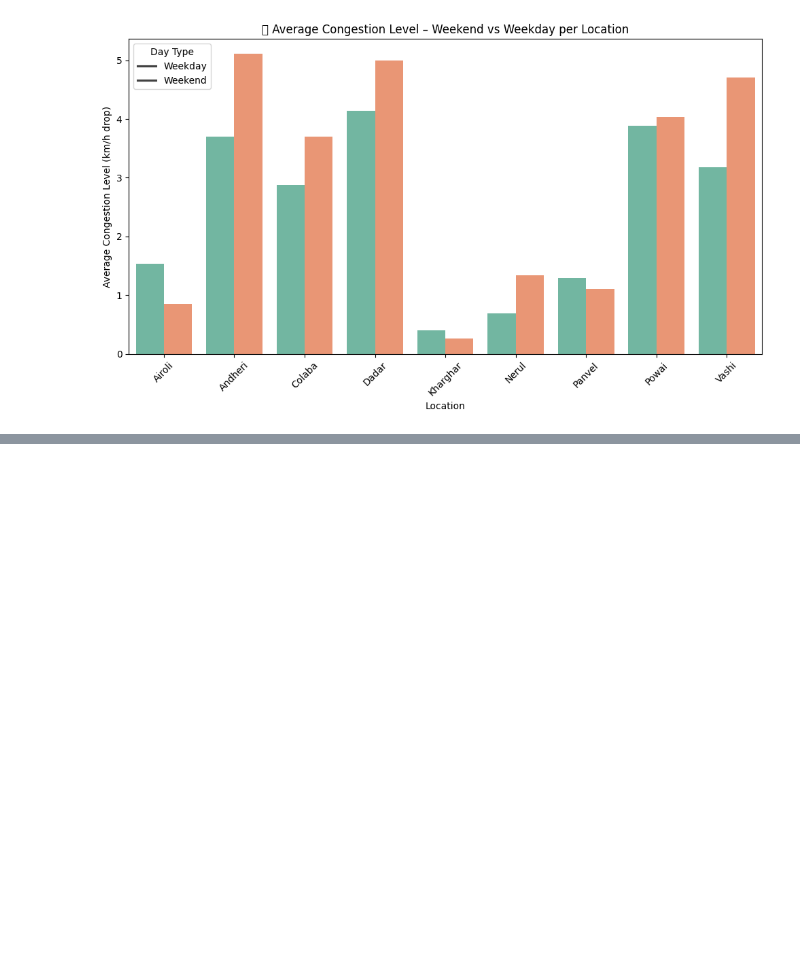
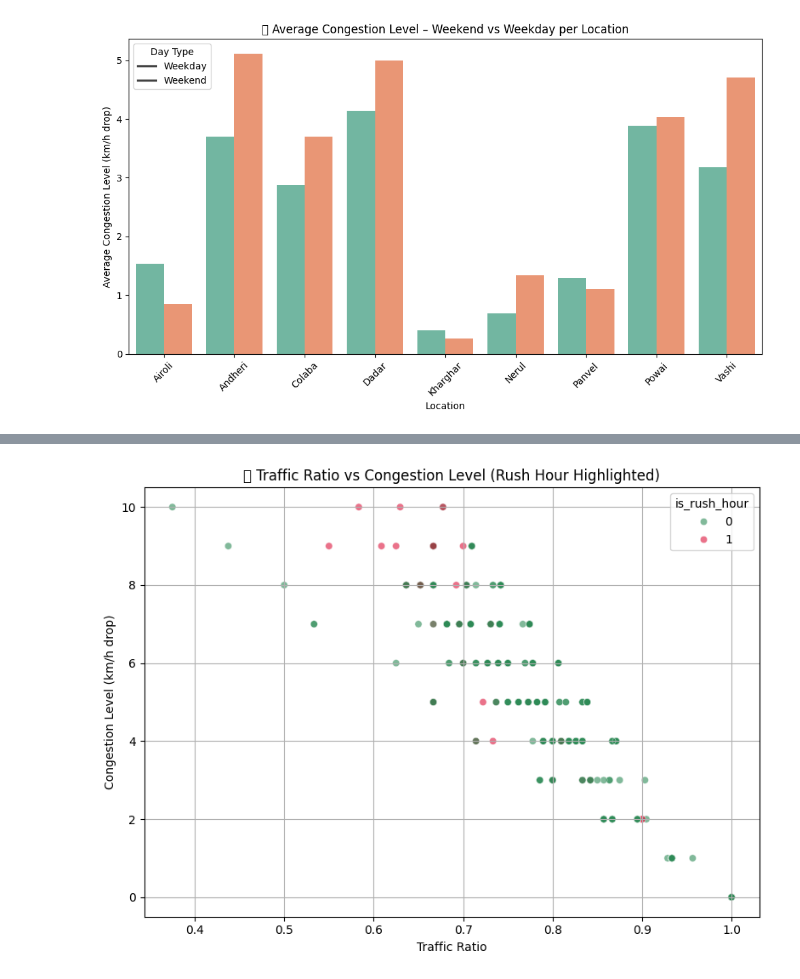
Before and after one commit to srgmnagar/traffic-congestion-analyzer, a Jupyter notebook: notebooks/data_analysis.ipynb, the cells around one changed output, grey strips where cells are left out. Cells and saved outputs as stored; diff of their text form; code cells hidden in the pictures; blank space fills up the shorter version.

```diff
--- a/notebooks/data_analysis.ipynb
+++ b/notebooks/data_analysis.ipynb
@@ -403,0 +417,12 @@ plt.show()
+# %%
+plt.figure(figsize=(8,6))
+sns.scatterplot(data=df, x='traffic_ratio', y='congestion_level', hue='is_rush_hour', palette={0:'seagreen',1:'crimson'}, alpha=0.6)
+plt.title("🔍 Traffic Ratio vs Congestion Level (Rush Hour Highlighted)")
+plt.xlabel("Traffic Ratio")
+plt.ylabel("Congestion Level (km/h drop)")
+#plt.legend(title="Rush Hour", labels=['Non-Rush','Rush'])
+plt.grid(True)
+plt.tight_layout()
+plt.show()
+# %% [output]
+[figure, added]
```
Also changed, not shown: parts of 8 cells of this notebook.
